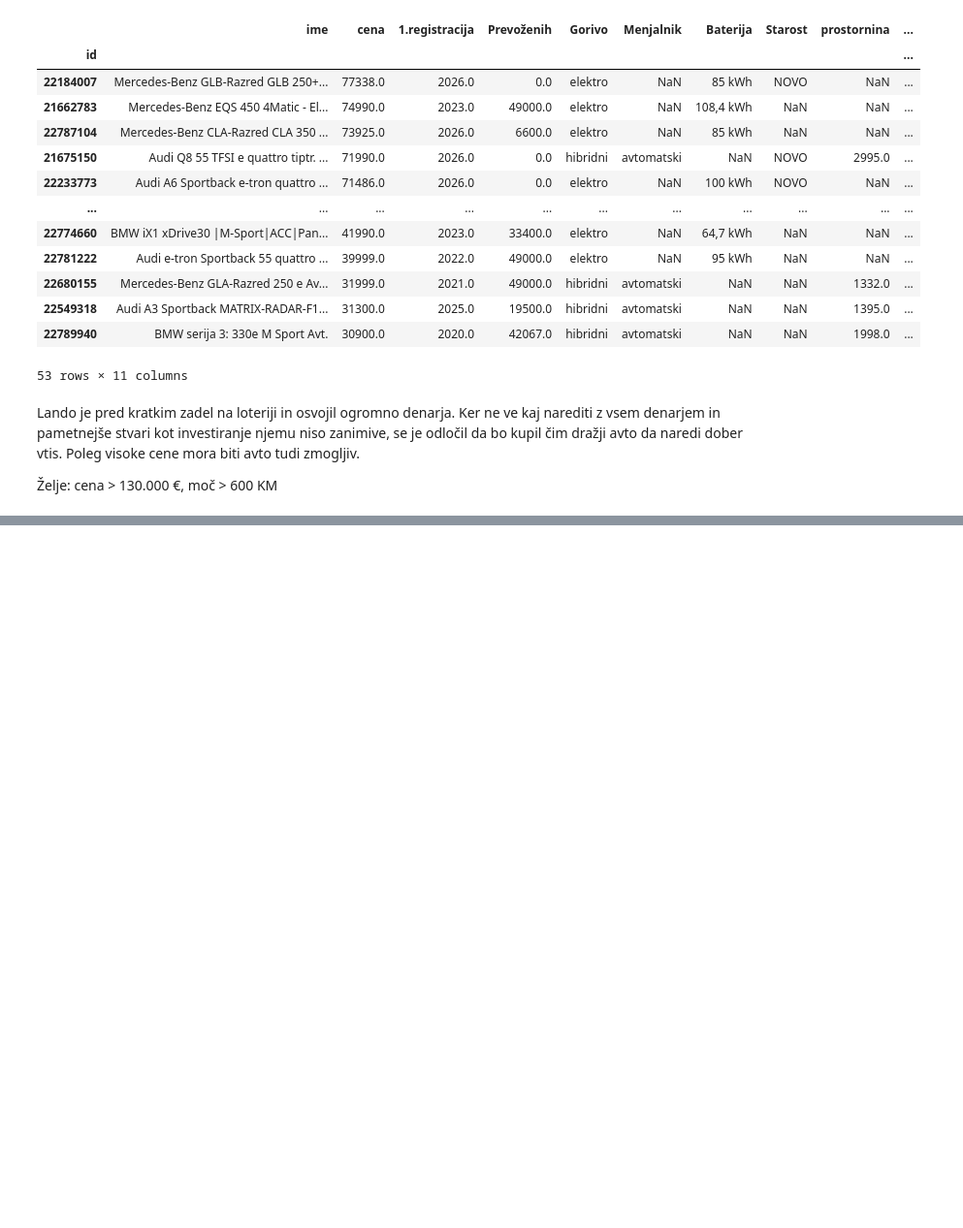
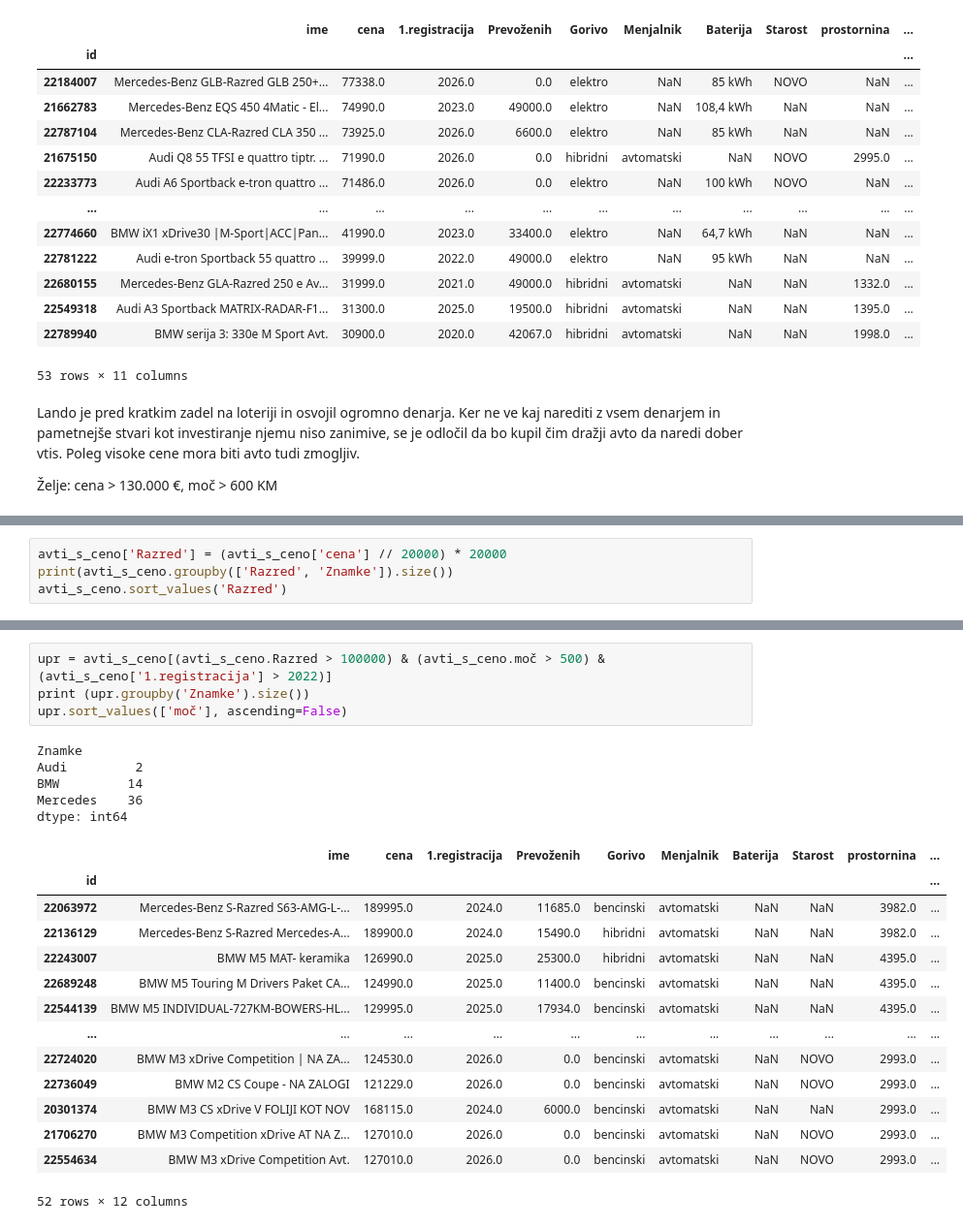
Before and after one commit to MatejLovsin/Seminarska_naloga, a Jupyter notebook: analiza.ipynb, the cells around one changed output, grey strips where cells are left out. Shown at 97% size. Saved outputs shown, nothing was run; the diff lists cells and outputs as text; blank space fills up the shorter version.

```diff
--- a/analiza.ipynb
+++ b/analiza.ipynb
@@ -210,0 +250,4 @@ Glede na te rezultate lahko vidimo da Audi prevladuje pri avtih z nižjimi cenam
+# %%
+avti_s_ceno['Razred'] = (avti_s_ceno['cena'] // 20000) * 20000
+print(avti_s_ceno.groupby(['Razred', 'Znamke']).size())
+avti_s_ceno.sort_values('Razred')
@@ -210,0 +308,24 @@ Glede na te rezultate lahko vidimo da Audi prevladuje pri avtih z nižjimi cenam
+# %%
+upr = avti_s_ceno[(avti_s_ceno.Razred > 100000) & (avti_s_ceno.moč > 500) & (avti_s_ceno['1.registracija'] > 2022)]
+print (upr.groupby('Znamke').size())
+upr.sort_values(['moč'], ascending=False)
+# %% [output]
+Znamke
+Audi         2
+BMW         14
+Mercedes    36
+dtype: int64
+|  | ime | cena | 1.registracija | Prevoženih | Gorivo | Menjalnik | Baterija | Starost | prostornina | ... |
+| id |  |  |  |  |  |  |  |  |  | ... |
+| 22063972 | Mercedes-Benz S-Razred S63-AMG-L-... | 189995.0 | 2024.0 | 11685.0 | bencinski | avtomatski | NaN | NaN | 3982.0 | ... |
+| 22136129 | Mercedes-Benz S-Razred Mercedes-A... | 189900.0 | 2024.0 | 15490.0 | hibridni | avtomatski | NaN | NaN | 3982.0 | ... |
+| 22243007 | BMW M5 MAT- keramika | 126990.0 | 2025.0 | 25300.0 | hibridni | avtomatski | NaN | NaN | 4395.0 | ... |
+| 22689248 | BMW M5 Touring M Drivers Paket CA... | 124990.0 | 2025.0 | 11400.0 | bencinski | avtomatski | NaN | NaN | 4395.0 | ... |
+| 22544139 | BMW M5 INDIVIDUAL-727KM-BOWERS-HL... | 129995.0 | 2025.0 | 17934.0 | bencinski | avtomatski | NaN | NaN | 4395.0 | ... |
+| ... | ... | ... | ... | ... | ... | ... | ... | ... | ... | ... |
+| 22724020 | BMW M3 xDrive Competition | NA ZA... | 124530.0 | 2026.0 | 0.0 | bencinski | avtomatski | NaN | NOVO | 2993.0 | ... |
+| 22736049 | BMW M2 CS Coupe - NA ZALOGI | 121229.0 | 2026.0 | 0.0 | bencinski | avtomatski | NaN | NOVO | 2993.0 | ... |
+| 20301374 | BMW M3 CS xDrive V FOLIJI KOT NOV | 168115.0 | 2024.0 | 6000.0 | bencinski | avtomatski | NaN | NaN | 2993.0 | ... |
+| 21706270 | BMW M3 Competition xDrive AT NA Z... | 127010.0 | 2026.0 | 0.0 | bencinski | avtomatski | NaN | NOVO | 2993.0 | ... |
+| 22554634 | BMW M3 xDrive Competition Avt. | 127010.0 | 2026.0 | 0.0 | bencinski | avtomatski | NaN | NOVO | 2993.0 | ... |
+52 rows × 12 columns
```
Also changed, not shown: parts of 14 cells of this notebook, 1 other file.
